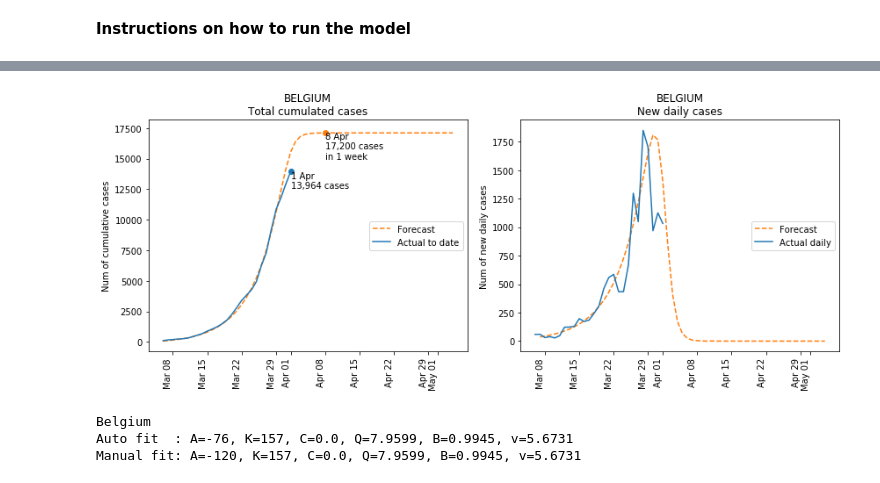
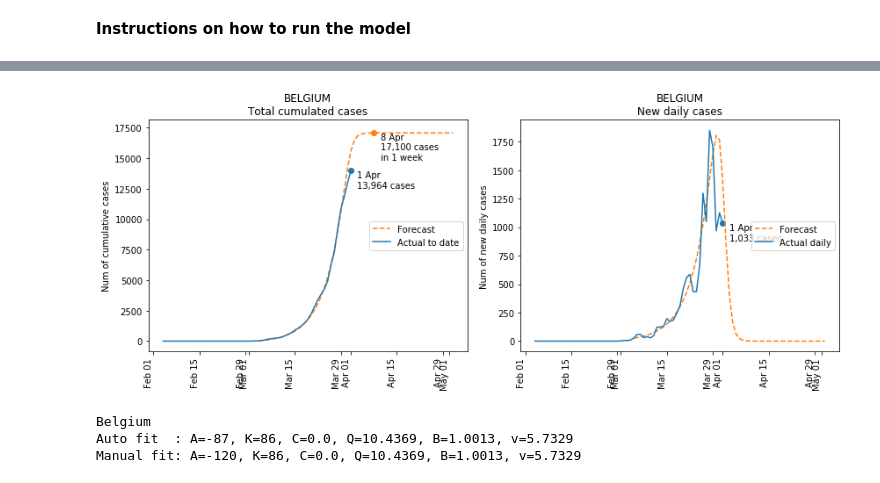
Before and after one commit to khairulomar/Covid-19, a Jupyter notebook: Covid19.ipynb, the cells around one changed output, grey strips where cells are left out. Saved outputs shown, nothing was run; the diff lists cells and outputs as text; code cells hidden in the pictures.

```diff
--- a/Covid19.ipynb
+++ b/Covid19.ipynb
@@ -284,6 +323,7 @@ New confirmed cases by Top 10 US County as of 1/4/2020
 | 2020-04-01 | Bergen | New Jersey | 3494 | 75 | 0 |
 | 2020-04-01 | Rockland | New York | 3321 | 18 | 0 |
 # %%
+mdict = {1:'Jan',2:'Feb',3:'Mar',4:'Apr',5:'May',6:'Jun',7:'Jul',8:'Aug',9:'Sep',10:'Oct',11:'Nov',12:'Dec'}
 cols = ['confirmed','new_confirmed']
 titles = ['Total cumulated cases as of  ','New daily cases on ']
 colors = ['C3','C0']
@@ -291,7 +331,7 @@ fig, axes = plt.subplots(figsize=(12,6), nrows=1, ncols=2)
 for i, ax in zip(range(len(cols)), axes.flat):
     data = latest[:top][['country',cols[i]]].reset_index(drop=True).set_index('country').sort_values(by=cols[i])
     ax.barh(data.index, data[cols[i]], color=colors[i], alpha=0.7)
-    ax.set_title(f'Top {top} {titles[i]}{date.day}/{date.month}/2020', fontsize='11')
+    ax.set_title(f'Top {top} {titles[i]}{date.day} {mdict[date.month]} 2020', fontsize='11')
     for n, v in enumerate(data[cols[i]]):
         ax.text(v, n, format(v, ","), va='center', fontsize=10, color=colors[i])
 plt.tight_layout()
@@ -320,4 +342,9 @@ df2 = df2.reset_index(drop=True)
 # %%
+threshold = 50 # set min threshold
+
+df2 = df1[['country','confirmed','new_confirmed','growth','growth_avg','growth_avg_7']].reset_index()
+df2 = df2.sort_values('date')
+
 print(f'\nTop 20 countries with the highest day-on-day growth as of {date.day}/{date.month}/2020')
 growthdata = df2.loc[(df2.date==date) & (df2.confirmed > 100)].sort_values(by='growth', ascending=False).set_index('country', drop=True)
 growthdata[['confirmed','growth','growth_avg']][:20]
@@ -446,12 +472,12 @@ plt.show()
 # %%
 color = ['C2','C3']
 cols = ['confirmed','new_confirmed']
-titles = ['Total cumulated cases\nChina vs South Korea', 'New daily cases\nChina vs South Korea']
-fig, axes = plt.subplots(figsize=(12,6), nrows=1, ncols=2)
+titles = ['Total cumulated cases: China vs South Korea as of', 'New daily cases: China vs South Korea as of']
+fig, axes = plt.subplots(figsize=(12,9), nrows=2, ncols=1)
 for i, ax in zip(range(len(cols)), axes.flat):
     for c, country in enumerate(['South Korea','China']):
-        data0 = df2.loc[df2.confirmed > 500]
-        data1 = df2.loc[df2.country==country][cols[i]].rolling(2).sum().reset_index(drop=True)
+        data0 = df2.loc[df2.confirmed > 0]
+        data1 = df2.loc[df2.country==country][cols[i]].rolling(3).sum().reset_index(drop=True)
         if i==1:
             peakday = data1[data1==data1.max()].index[0]
         else:
@@ -459,7 +485,8 @@ for i, ax in zip(range(len(cols)), axes.flat):
             peakday = data2[data2==data2.max()].index[0]
         scaler = MinMaxScaler()
         data = scaler.fit_transform(np.array(data1).reshape(-1, 1))
-        ax.plot(data, label=country, color=color[c])
+        ax.plot(data, label=country, color=color[c], alpha=0.8)
+        xmax = df2.loc[df2.country=='China'].reset_index().index.max()
         if i==1:
             ax.vlines(peakday, -0.05, 1, linestyle='dashed', alpha=0.2)
             ax.scatter(peakday, 1, marker='o', color=color[c])
@@ -468,11 +495,13 @@ for i, ax in zip(range(len(cols)), axes.flat):
             ax.hlines(data[peakday], -1, peakday, linestyle='dashed', alpha=0.2)
             ax.hlines(1, -1, xmax, linestyle='dashed', alpha=0.1)
             ax.scatter(peakday, data[peakday], marker='o', color=color[c])
-        ax.set_title(titles[i])
-        ax.set_xlim(-1, xmax)
+        ax.set_title(f'{titles[i]} {latestdate}')
         ax.set_ylim(-0.05, 1.05)
-        ax.set_ylabel('Num of cases normalized in Min(0) Max(1) scale')
-        ax.set_xlabel('Days since 500th case')
+        ax.set_xlim(0, xmax)
+        ax.set_xticks(np.array(range(0,xmax,7)))
+        ax.set_xticklabels((np.array(range(0,xmax,7))/7).astype(int))
+        ax.set_ylabel('Num of cases normalized\nin Min(0) Max(1) scale')
+        ax.set_xlabel('Num of Weeks since first case')
         ax.legend(loc='upper left')
         plt.tight_layout()
 plt.savefig('img/china_korea', pad_inches=0)
@@ -602,8 +631,10 @@ def predict_plot(country, rolling=1, fit_start=None, fit_end=None, days=110,
     # Plot actual
     ax[0].plot(dates.values, actual0.values, c='C0', label='Actual to date')
     ax[0].scatter(dates.values[-1], int(actual0.iloc[-1]), c='C0')
-    ax[0].text(dates.values[-1], actual0.iloc[-1], f'{latestdate.day} {mdict[latestdate.month]}\n{format(int(actual0.iloc[-1]), ",")} cases', va='top')
+    ax[0].text(dates.values[-1]+oneday*2, actual0.iloc[-1], f'{latestdate.day} {mdict[latestdate.month]}\n{format(int(actual0.iloc[-1]), ",")} cases', va='top')
     ax[1].plot(dates.values, actual0new.values, c='C0', label='Actual daily')
+    ax[1].scatter(dates.values[-1], int(actual0new.iloc[-1]), c='C0')
+    ax[1].text(dates.values[-1]+oneday*2, actual0new.iloc[-1], f'{latestdate.day} {mdict[latestdate.month]}\n{format(int(actual0new.iloc[-1]), ",")} cases', va='top')
 
     # Plot actual moving average
     if rolling > 1:
@@ -614,16 +645,16 @@ def predict_plot(country, rolling=1, fit_start=None, fit_end=None, days=110,
         if showzero==True:
             ax[0].scatter(zerodate, predict.max(), c='C1')
             predictmax = int(math.ceil(predict.max()/100.0))*100 if predict.max() > actual2.iloc[-1] else int(math.ceil(actual0.iloc[-1]/100.0))*100
-            ax[0].text(zerodate, predictmax, f"{zerodate.day} {mdict[zerodate.month]}\n{format(predictmax, ',')} cases\nin {to_go_weeks} week{'s' if to_go_weeks>1 else ''}", va='top')
+            ax[0].text(zerodate+oneday*2, predictmax, f"{zerodate.day} {mdict[zerodate.month]}\n{format(predictmax, ',')} cases\nin {to_go_weeks} week{'s' if to_go_weeks>1 else ''}", va='top')
         if showpeak==True:
             ax[1].scatter(turning_date, newcase0.max(), c='C1')
             to_peak = f"{to_peak_weeks} week{'s' if to_peak_weeks>1 else ''}"
-            ax[1].text(turning_date, newcase0.max(), f"{turning_date.day} {mdict[turning_date.month]}\nin {to_peak}", va='top')
+            ax[1].text(turning_date+oneday*2, newcase0.max(), f"{turning_date.day} {mdict[turning_date.month]}\nin {to_peak}", va='top')
         loc_legend = 'center right'
 
     if showforecast==False:
-        ax[0].text(dates.values[0] + oneday * days/2, (actual0.min()+actual0.max())/2, 'Latest forecast\nto be reviewed', bbox=dict(facecolor='none', edgecolor='C1', linewidth=2, linestyle='dashed'), ha='center')
-        ax[1].text(dates.values[0] + oneday * days/2, (actual0new.min()+actual0new.max())/2, 'Latest forecast\nto be reviewed', bbox=dict(facecolor='none', edgecolor='C1', linewidth=2, linestyle='dashed'), ha='center')
+        ax[0].text(dates.values[0] + oneday*days/2, (actual0.min()+actual0.max())/2, 'Latest forecast\nto be reviewed', bbox=dict(facecolor='none', edgecolor='C1', linewidth=2, linestyle='dashed'), ha='center')
+        ax[1].text(dates.values[0] + oneday*days/2, (actual0new.min()+actual0new.max())/2, 'Latest forecast\nto be reviewed', bbox=dict(facecolor='none', edgecolor='C1', linewidth=2, linestyle='dashed'), ha='center')
         loc_legend = 'lower right'
 
     # Plot titles and axis
@@ -758,10 +789,10 @@ Auto fit  : A=131, K=1867, C=0.3991, Q=5.0101, B=0.1611, v=0.3571
 # %%
-predict_plot('Belgium', days=60, A=-120)
+predict_plot('Belgium', days=60, fit_start='20200304', A=-120)
 # %% [output]
-[figure, old version]
+[figure, new version]
 Belgium
-Auto fit  : A=-76, K=157, C=0.0, Q=7.9599, B=0.9945, v=5.6731
-Manual fit: A=-120, K=157, C=0.0, Q=7.9599, B=0.9945, v=5.6731
+Auto fit  : A=-87, K=86, C=0.0, Q=10.4369, B=1.0013, v=5.7329
+Manual fit: A=-120, K=86, C=0.0, Q=10.4369, B=1.0013, v=5.7329
 # %%
 predict_plot('Turkey', days=70)
 # %% [output]
```
Also changed, not shown: parts of 24 cells of this notebook, 18 other files.
